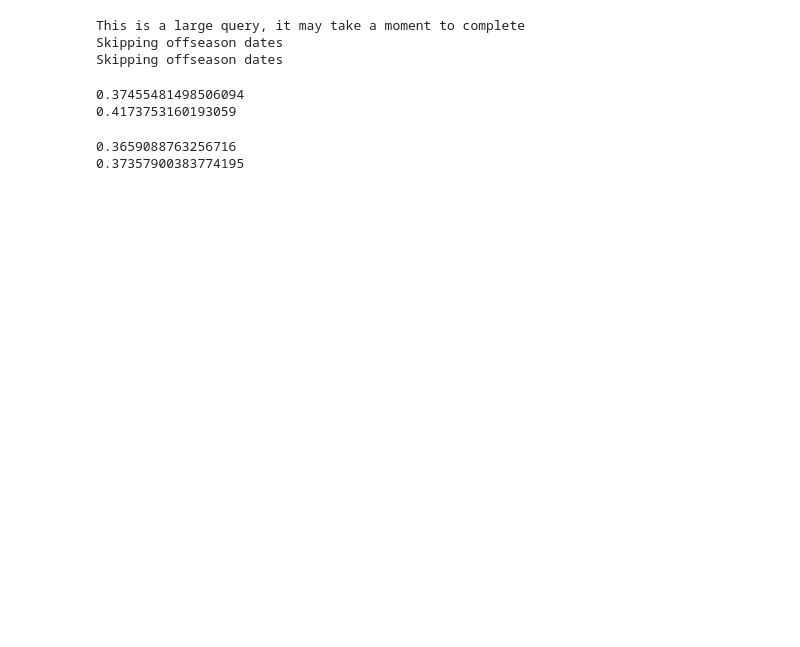
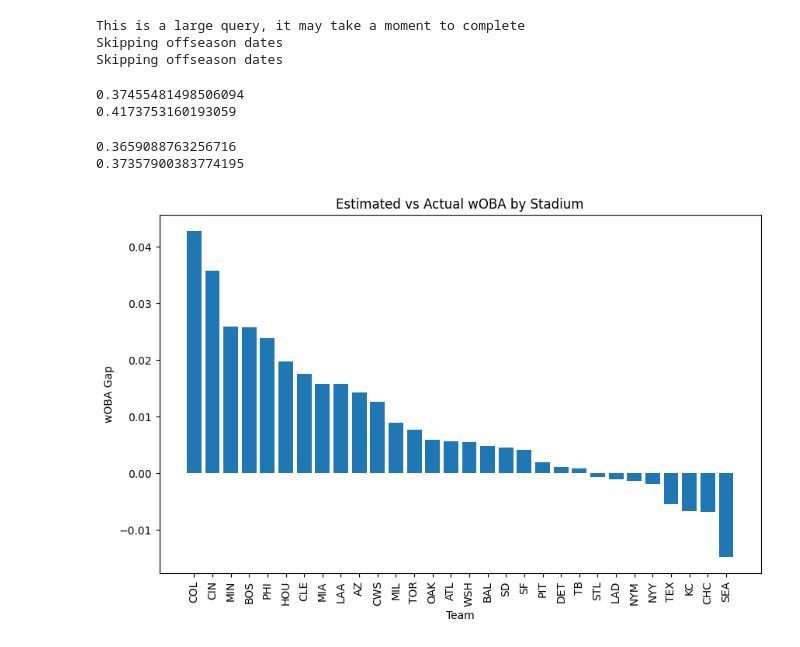
Before and after one commit to skparagas/Coors-Hangover-Effect, a Jupyter notebook: statcast.ipynb, the cells around one changed output. Cells and saved outputs as stored; diff of their text form; code cells hidden in the pictures; blank space fills up the shorter version.

Commit message:
Estimated vs actual woba by stadium 2024

```diff
--- a/statcast.ipynb
+++ b/statcast.ipynb
@@ -32,3 +33,18 @@ print(in_play_df['woba_value'].mean())
 # %% [output]
 0.3659088763256716
 0.37357900383774195
+# %%
+total_in_play_df = df[(df['description'] == 'hit_into_play') & (df['estimated_woba_using_speedangle'] != '<NA>')]
+total_in_play_df['wOBA Gap'] = total_in_play_df['woba_value'] - total_in_play_df['estimated_woba_using_speedangle']
+team_gaps = total_in_play_df.groupby('home_team')['wOBA Gap'].mean()
+team_gaps = team_gaps.sort_values(ascending=False)
+
+plt.figure(figsize=(10, 6))
+plt.bar(team_gaps.index, team_gaps.values)
+plt.title('Estimated vs Actual wOBA by Stadium')
+plt.xlabel('Team')
+plt.ylabel('wOBA Gap')
+plt.xticks(rotation=90)
+plt.show()
+# %% [output]
+[figure, added]
```
Also changed, not shown: parts of 1 cell of this notebook, 5 other files.
